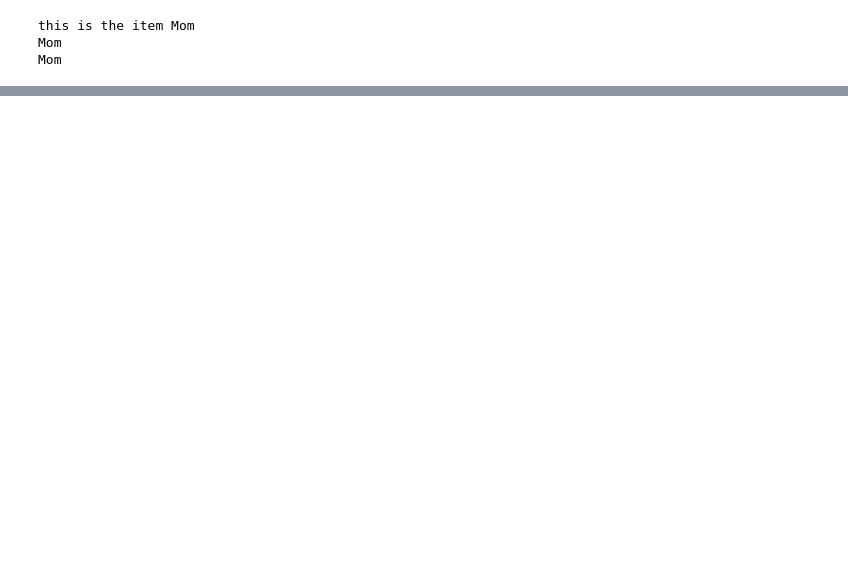
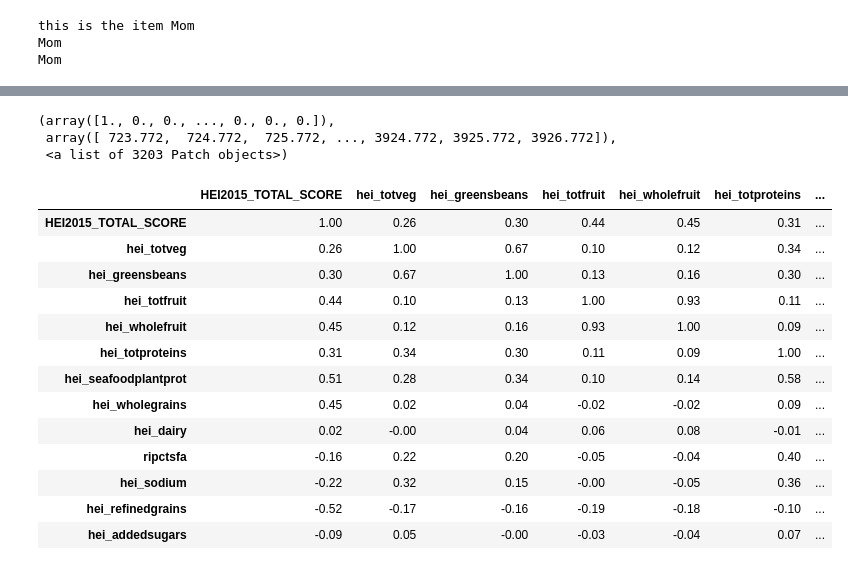
Before and after one commit to niblunc/BCP, a Jupyter notebook: HEI/HEI/Adult check.ipynb, the cells around one changed output, grey strips where cells are left out. Drawn from its saved outputs; the diff is of its cells as text; code cells hidden in the pictures; blank space fills up the shorter version.

```diff
--- a/HEI/HEI/Adult check.ipynb
+++ b/HEI/HEI/Adult check.ipynb
@@ -511,19 +440,28 @@ def make_hei( make_hei_dict):
+# %%
+mer = pd.merge(df_dict['set_09'],df_dict['set_04'], on=['Participant ID','Date of Intake'])
+mer.drop_duplicates(subset=['Participant ID', 'Date of Intake'], inplace=True)
 # %%
-def check(dic, data, name, option, arglist):
-    df=data
-    toSum=['HEIX1_TOTALVEG','HEIX2_GREEN_AND_BEAN' , 'HEIX3_TOTALFRUIT' , 'HEIX4_WHOLEFRUIT' ,
+components = {'adeq':['hei_totveg','hei_greensbeans', 'hei_totfruit', 'hei_wholefruit', 'hei_totproteins', 'hei_seafoodplantprot',
+                    'hei_wholegrains', 'hei_dairy','Fats'], 'mod':['hei_sodium','hei_refinedgrains','hei_addedsugars','hei_SFA']}
+df=mer
+toSum=['HEIX1_TOTALVEG','HEIX2_GREEN_AND_BEAN' , 'HEIX3_TOTALFRUIT' , 'HEIX4_WHOLEFRUIT' ,
            'HEIX5_WHOLEGRAIN' , 'HEIX6_TOTALDAIRY' , 'HEIX7_TOTPROT' , 'HEIX8_SEAPLANT_PROT' , 'HEIX9_FATTYACID' ,
            'HEIX10_SODIUM' , 'HEIX11_REFINEDGRAIN' , 'HEIX12_ADDEDSUGARS' , 'HEIX13_SATFATS']
-    for key,values in dic.items():
-        print('Calculating score for %s'%key)
-        if key in ['hei_totveg','hei_greensbeans', 'hei_totfruit', 'hei_wholefruit', 'hei_totproteins', 'hei_seafoodplantprot',
-                    'hei_wholegrains', 'hei_dairy','Fats']:
-            if key == 'Fats':
-                adeq_check(df, key, values['name'], values['parameters'])
+
+for key, value in components.items():
+    if key == 'adeq':
+        print(value)
+        for heitem in value:
+            print(heitem)
+            if heitem == 'Fats':
+                adeq_check(df, heitem ,para_dict[heitem]['name'], para_dict[heitem]['parameters'])
             else:
-                adeq_check(df, key, values['name'], values['parameters'][0])
-        if key in ['hei_sodium','hei_refinedgrains','hei_addedsugars','hei_SFA']:
-            mod_check(df, key, values['name'], values['parameters'])
+                adeq_check(df, heitem ,para_dict[heitem]['name'], para_dict[heitem]['parameters'][0])
+
+    if key == 'mod':
+        for heitem in value:
+            print(heitem)
+            mod_check(df, heitem , para_dict[heitem]['name'], para_dict[heitem]['parameters'])
     df['HEI2015_TOTAL_SCORE']=df[df.columns.intersection(toSum)].sum(axis=1)
-    concat_filepath = os.path.join(arglist['SAVE'],'%s_%s_HEI.csv'%(option, name))
+    concat_filepath = os.path.join(arglist['SAVE'],'_HEI.csv')
     df.to_csv(concat_filepath, index=False, sep=",", header=True)
@@ -655,0 +549,28 @@ for key,value in x.items():
+# %%
+data=df['Energy (kcal)']
+plt.hist(data, bins=np.arange(data.min(), data.max()+1)-0.5)
+# %% [output]
+(array([1., 0., 0., ..., 0., 0., 0.]),
+ array([ 723.772,  724.772,  725.772, ..., 3924.772, 3925.772, 3926.772]),
+ <a list of 3203 Patch objects>)
+# %%
+corr = df[['HEI2015_TOTAL_SCORE','hei_totveg','hei_greensbeans', 'hei_totfruit', 'hei_wholefruit', 'hei_totproteins',
+           'hei_seafoodplantprot','hei_wholegrains', 'hei_dairy','ripctsfa', 'hei_sodium','hei_refinedgrains',
+           'hei_addedsugars']].corr()
+corr_styled=corr.style.background_gradient(cmap='coolwarm').set_precision(2)
+corr_styled
+# %% [output]
+|  | HEI2015_TOTAL_SCORE | hei_totveg | hei_greensbeans | hei_totfruit | hei_wholefruit | hei_totproteins | ... |
+| HEI2015_TOTAL_SCORE | 1.00 | 0.26 | 0.30 | 0.44 | 0.45 | 0.31 | ... |
+| hei_totveg | 0.26 | 1.00 | 0.67 | 0.10 | 0.12 | 0.34 | ... |
+| hei_greensbeans | 0.30 | 0.67 | 1.00 | 0.13 | 0.16 | 0.30 | ... |
+| hei_totfruit | 0.44 | 0.10 | 0.13 | 1.00 | 0.93 | 0.11 | ... |
+| hei_wholefruit | 0.45 | 0.12 | 0.16 | 0.93 | 1.00 | 0.09 | ... |
+| hei_totproteins | 0.31 | 0.34 | 0.30 | 0.11 | 0.09 | 1.00 | ... |
+| hei_seafoodplantprot | 0.51 | 0.28 | 0.34 | 0.10 | 0.14 | 0.58 | ... |
+| hei_wholegrains | 0.45 | 0.02 | 0.04 | -0.02 | -0.02 | 0.09 | ... |
+| hei_dairy | 0.02 | -0.00 | 0.04 | 0.06 | 0.08 | -0.01 | ... |
+| ripctsfa | -0.16 | 0.22 | 0.20 | -0.05 | -0.04 | 0.40 | ... |
+| hei_sodium | -0.22 | 0.32 | 0.15 | -0.00 | -0.05 | 0.36 | ... |
+| hei_refinedgrains | -0.52 | -0.17 | -0.16 | -0.19 | -0.18 | -0.10 | ... |
+| hei_addedsugars | -0.09 | 0.05 | -0.00 | -0.03 | -0.04 | 0.07 | ... |
```
Also changed, not shown: parts of 33 cells of this notebook.
